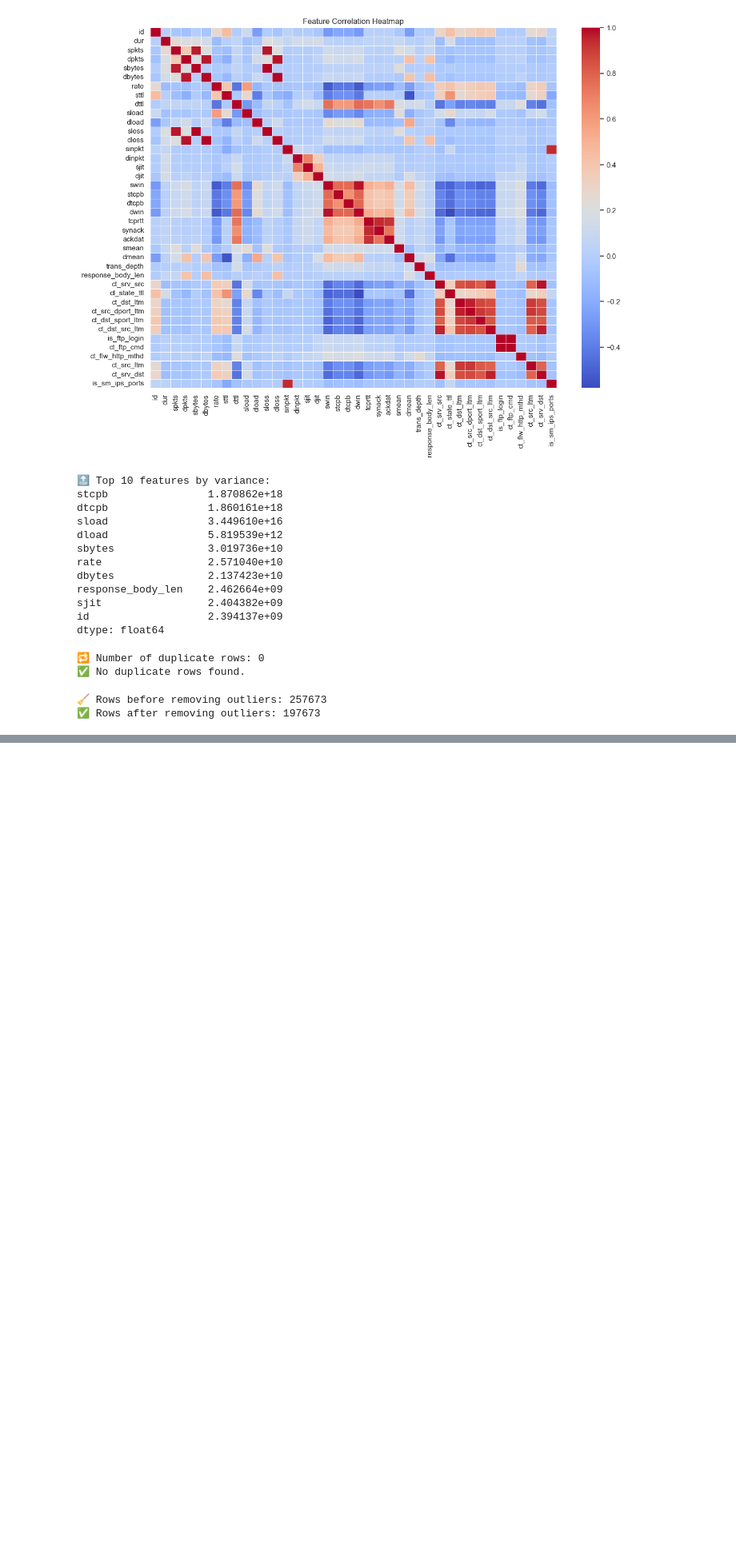
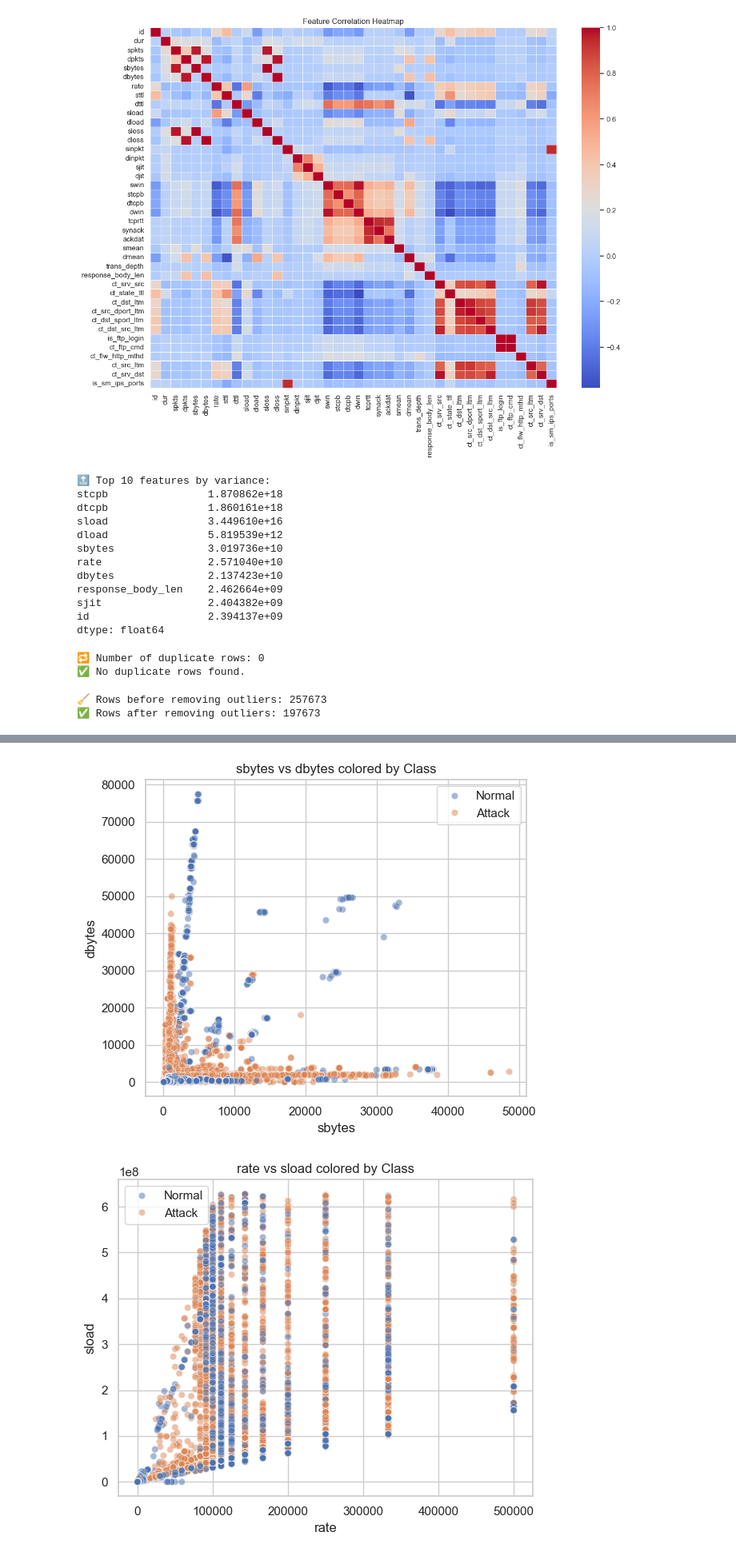
Before and after one commit to Ahsan3172/Zero-day-attack-, a Jupyter notebook: backend/zda.ipynb, the cells around one changed output, grey strips where cells are left out. Shown at 80% size. Saved outputs shown, nothing was run; the diff lists cells and outputs as text; code cells hidden in the pictures; blank space fills up the shorter version.

```diff
--- a/backend/zda.ipynb
+++ b/backend/zda.ipynb
@@ -166,0 +214,14 @@ print(f"✅ Rows after removing outliers: {df.shape[0]}")
+# %%
+# Scatter plots for key pairs of features
+pairs = [('sbytes', 'dbytes'), ('rate', 'sload'), ('sload', 'dload')]
+
+for x, y in pairs:
+    plt.figure(figsize=(6, 5))
+    sns.scatterplot(data=df, x=x, y=y, hue='Class', alpha=0.5)
+    plt.title(f'{x} vs {y} colored by Class')
+    plt.legend()
+    plt.tight_layout()
+    plt.show()
+# %% [output]
+[figure, added]
+[figure, added]
```
Also changed, not shown: parts of 6 cells of this notebook.
